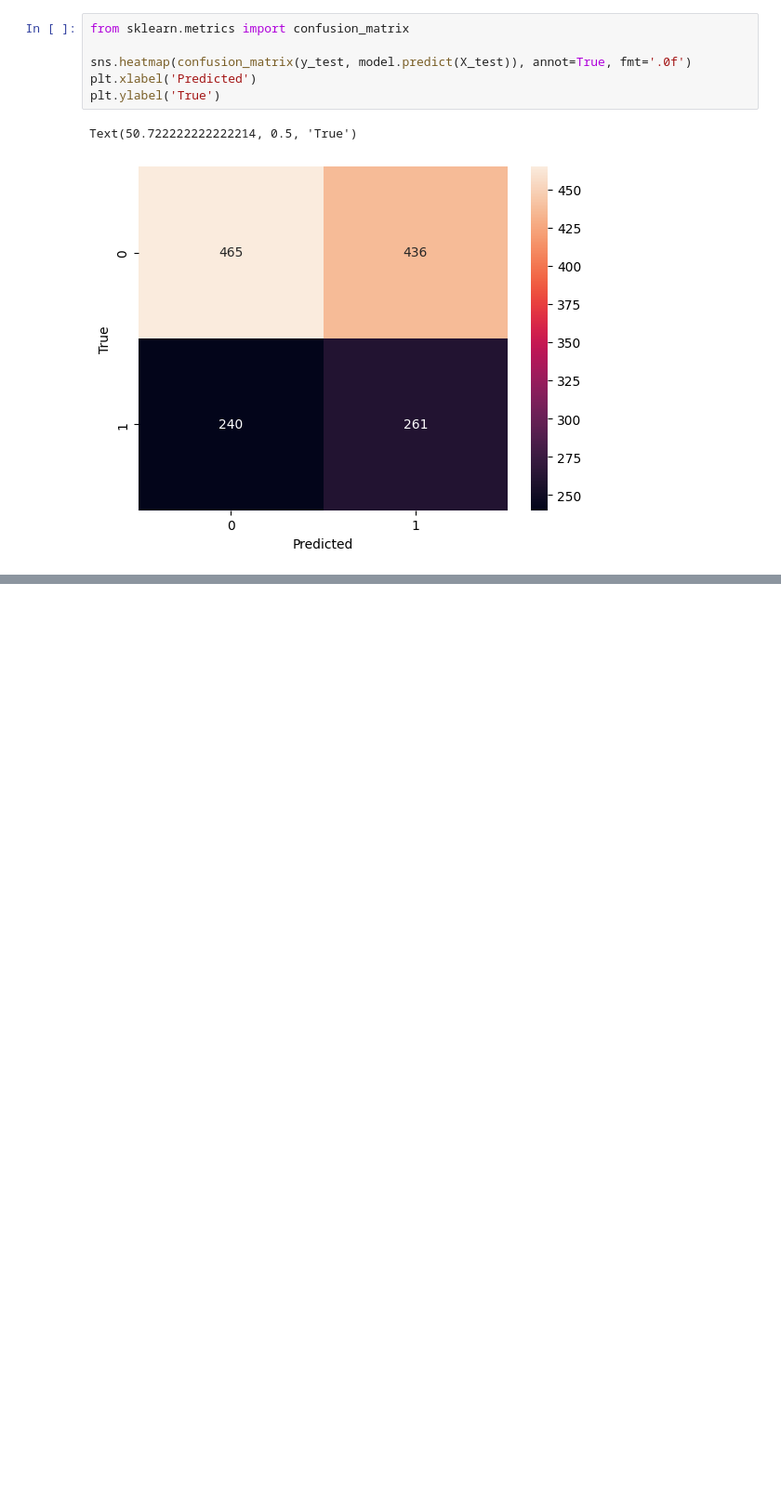
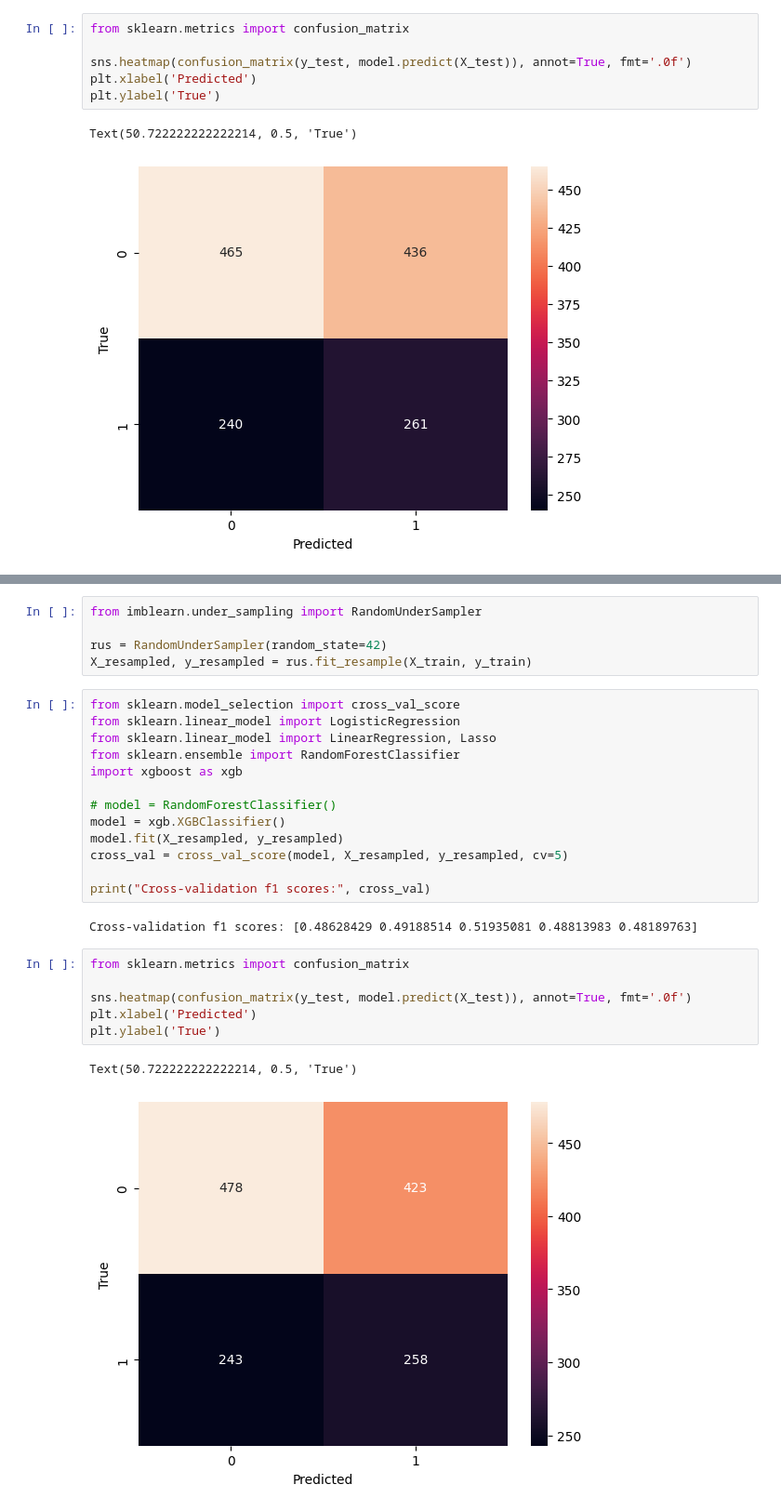
Before and after one commit to thassung/AIT_cp2023, a Jupyter notebook: main.ipynb, the cells around one changed output, grey strips where cells are left out. Shown: that part at 93% size. Saved outputs shown, nothing was run; the diff lists cells and outputs as text; blank space fills up the shorter version.

```diff
--- a/main.ipynb
+++ b/main.ipynb
@@ -291,0 +542,29 @@ Text(50.722222222222214, 0.5, 'True')
+# %%
+from imblearn.under_sampling import RandomUnderSampler
+
+rus = RandomUnderSampler(random_state=42)
+X_resampled, y_resampled = rus.fit_resample(X_train, y_train)
+# %%
+from sklearn.model_selection import cross_val_score
+from sklearn.linear_model import LogisticRegression
+from sklearn.linear_model import LinearRegression, Lasso
+from sklearn.ensemble import RandomForestClassifier
+import xgboost as xgb
+
+# model = RandomForestClassifier()
+model = xgb.XGBClassifier()
+model.fit(X_resampled, y_resampled)
+cross_val = cross_val_score(model, X_resampled, y_resampled, cv=5)
+
+print("Cross-validation f1 scores:", cross_val)
+# %% [output]
+Cross-validation f1 scores: [0.48628429 0.49188514 0.51935081 0.48813983 0.48189763]
+# %%
+from sklearn.metrics import confusion_matrix
+
+sns.heatmap(confusion_matrix(y_test, model.predict(X_test)), annot=True, fmt='.0f')
+plt.xlabel('Predicted')
+plt.ylabel('True')
+# %% [output]
+Text(50.722222222222214, 0.5, 'True')
+[figure, added]
```
Also changed, not shown: parts of 35 cells of this notebook, 3 other files.
